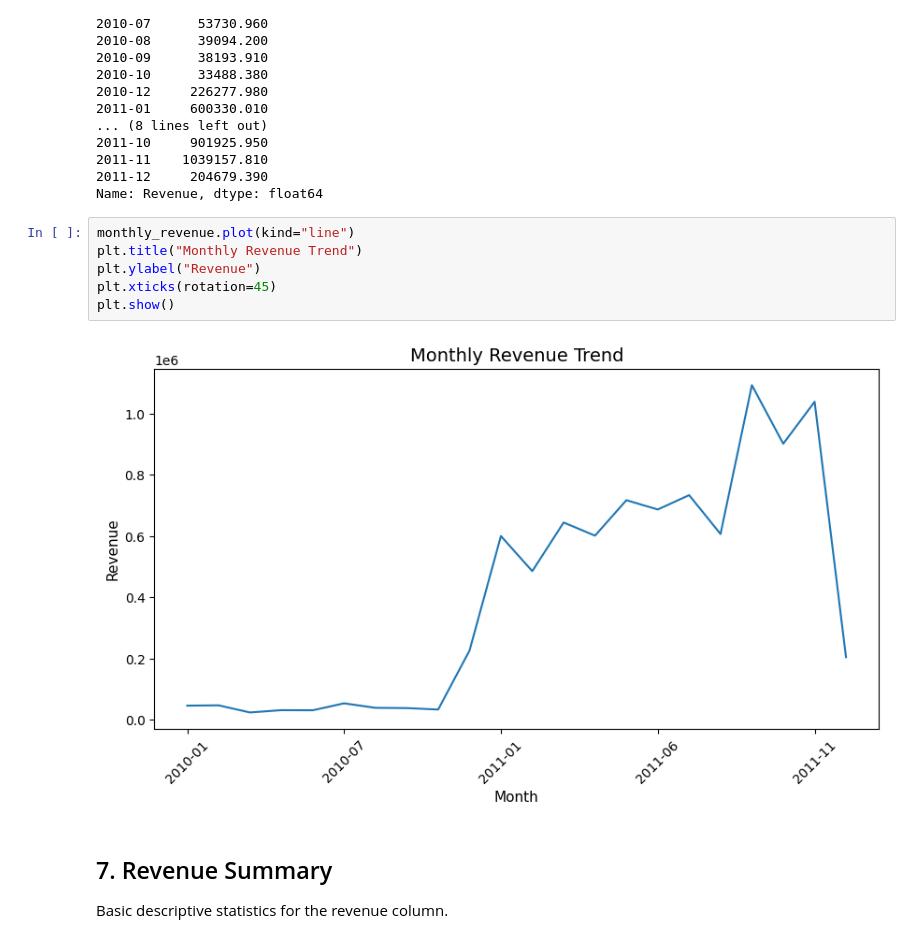
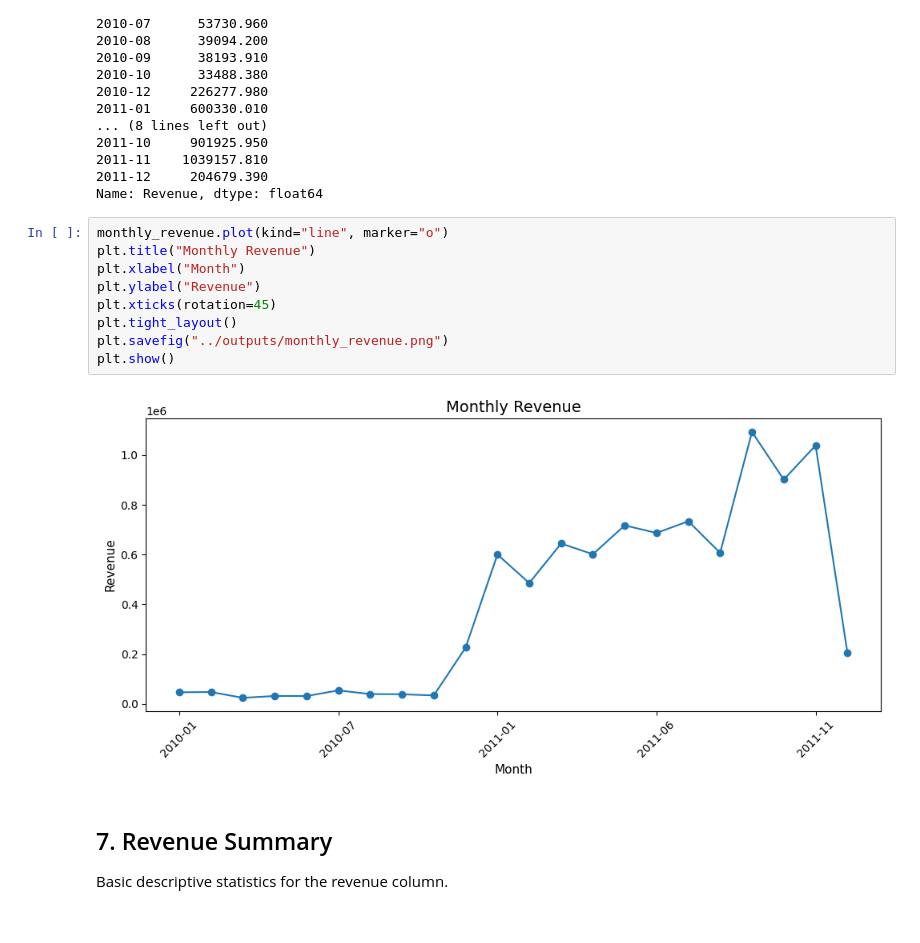
Before and after one commit to NermineWasef/ecommerce-data-pipeline, a Jupyter notebook: notebooks/exploration.ipynb, the cells around one changed output. Saved outputs shown, nothing was run; the diff lists cells and outputs as text.

Commit message:
Add visualization and improve README

```diff
--- a/notebooks/exploration.ipynb
+++ b/notebooks/exploration.ipynb
@@ -224,13 +224,16 @@ Month
 2011-12     204679.390
 Name: Revenue, dtype: float64
 # %%
-monthly_revenue.plot(kind="line")
-plt.title("Monthly Revenue Trend")
+monthly_revenue.plot(kind="line", marker="o")
+plt.title("Monthly Revenue")
+plt.xlabel("Month")
 plt.ylabel("Revenue")
 plt.xticks(rotation=45)
+plt.tight_layout()
+plt.savefig("../outputs/monthly_revenue.png")
 plt.show()
 # %% [output]
-[figure, old version]
+[figure, new version]
 # %% [markdown]
 ## 7. Revenue Summary
 Basic descriptive statistics for the revenue column.
```
Also changed, not shown: 2 other files.
